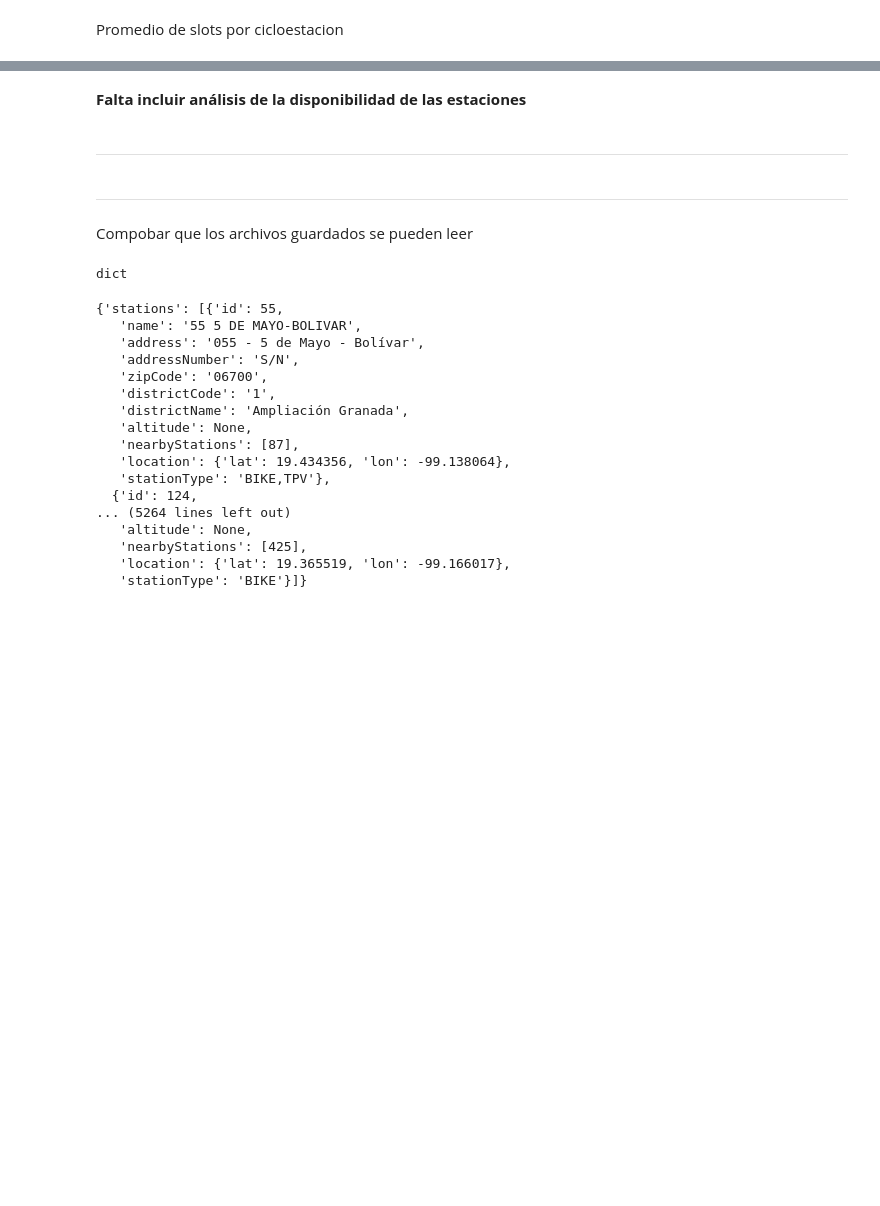
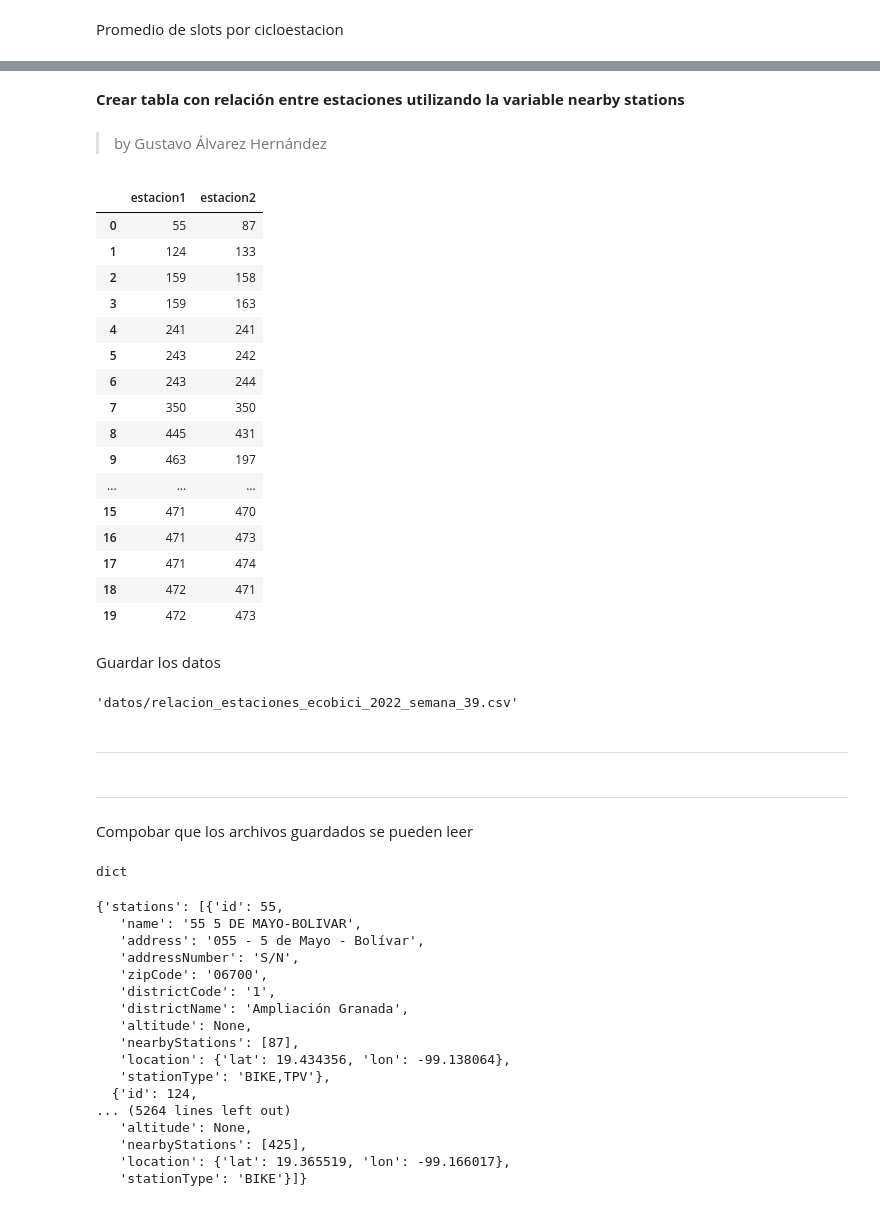
Before and after one commit to leonardomarintellez/datos_masivos_II_2022, a Jupyter notebook: datos/Ecobici/API_Ecobici.ipynb, the cells around one changed output, grey strips where cells are left out. Drawn from its saved outputs; the diff is of its cells as text; code cells hidden in the pictures; blank space fills up the shorter version.

Commit message:
actualización API Ecobici

```diff
--- a/datos/Ecobici/API_Ecobici.ipynb
+++ b/datos/Ecobici/API_Ecobici.ipynb
@@ -468,2 +472,43 @@ Name: total, Length: 61, dtype: int64
-# %% [markdown]
-**Falta incluir análisis de la disponibilidad de las estaciones**
+# %% [markdown]
+**Crear tabla con relación entre estaciones utilizando la variable nearby stations**
+# %% [markdown]
+> by Gustavo Álvarez Hernández
+# %%
+lista_estacion1 = []
+lista_estacion2 = []
+
+for item in response_listado_estaciones.json()['stations']:
+    for nearby in item['nearbyStations']:
+        lista_estacion1.append(item['id'])
+        lista_estacion2.append(nearby)
+# %%
+datos3 = pd.DataFrame()
+datos3['estacion1'] = lista_estacion1
+datos3['estacion2'] = lista_estacion2
+# %%
+datos3.head(20)
+# %% [output]
+|  | estacion1 | estacion2 |
+| 0 | 55 | 87 |
+| 1 | 124 | 133 |
+| 2 | 159 | 158 |
+| 3 | 159 | 163 |
+| 4 | 241 | 241 |
+| 5 | 243 | 242 |
+| 6 | 243 | 244 |
+| 7 | 350 | 350 |
+| 8 | 445 | 431 |
+| 9 | 463 | 197 |
+| ... | ... | ... |
+| 15 | 471 | 470 |
+| 16 | 471 | 473 |
+| 17 | 471 | 474 |
+| 18 | 472 | 471 |
+| 19 | 472 | 473 |
+# %% [markdown]
+Guardar los datos
+# %%
+file_name = "datos/relacion_estaciones_ecobici_" + str(anio) + "_semana_" + str(semana) + ".csv"
+file_name
+# %% [output]
+'datos/relacion_estaciones_ecobici_2022_semana_39.csv'
```
Also changed, not shown: parts of 17 cells of this notebook.
